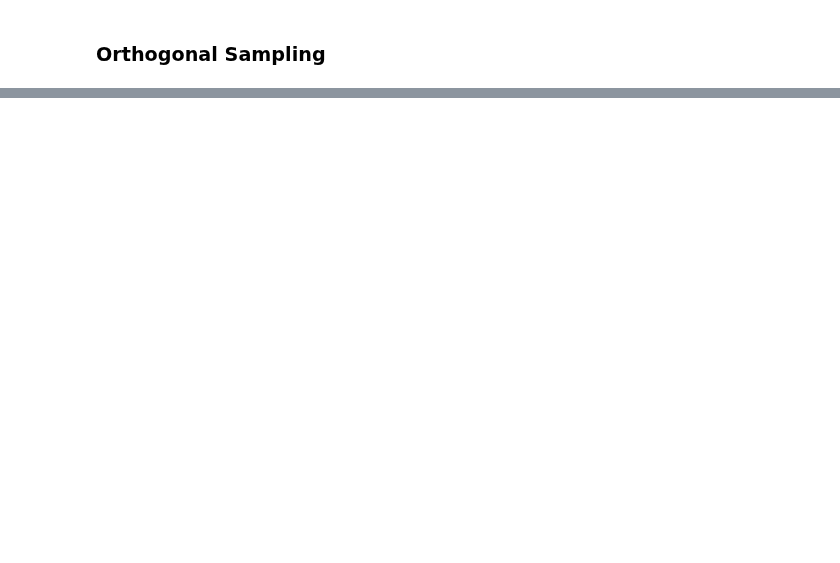
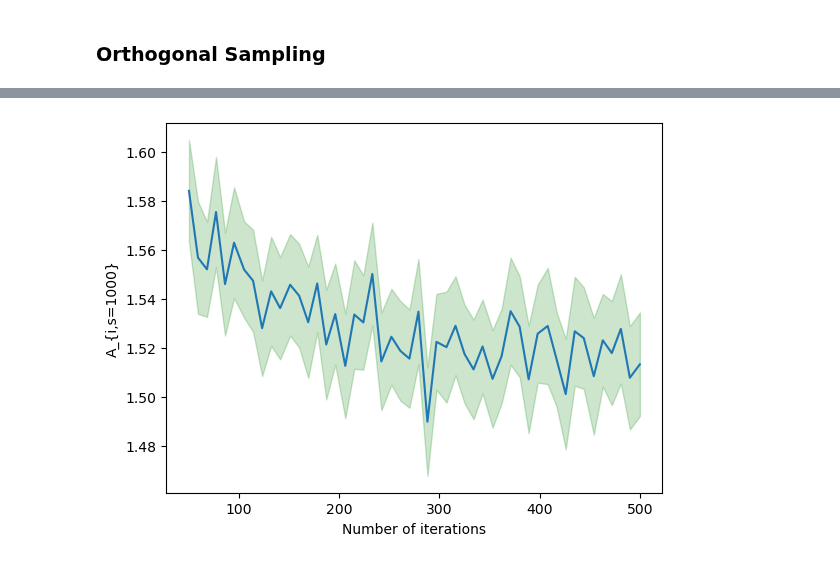
Before and after one commit to LodeVermeulen/stochastic-simulation, a Jupyter notebook: Homework 1/exercise1.ipynb, the cells around one changed output, grey strips where cells are left out. Saved outputs shown, nothing was run; the diff lists cells and outputs as text; code cells hidden in the pictures; blank space fills up the shorter version.

```diff
--- a/Homework 1/exercise1.ipynb
+++ b/Homework 1/exercise1.ipynb
@@ -356,0 +410,9 @@ def confidence_interval(result, p_val=0.95):
+# %%
+mean_mc_2, lowerbound_mc_2, upperbound_mc_2 = confidence_interval(results_mc[:, -1, :], axis=1)
+plt.plot(num_iterations, mean_mc_2)
+plt.xlabel("Number of iterations")
+plt.fill_between(num_iterations, lowerbound_mc_2, upperbound_mc_2, alpha=0.2, color="green")
+plt.ylabel(r'A_{i,s=1000}')
+plt.show()
+# %% [output]
+[figure, added]
```
Also changed, not shown: parts of 22 cells of this notebook, 3 other files.
